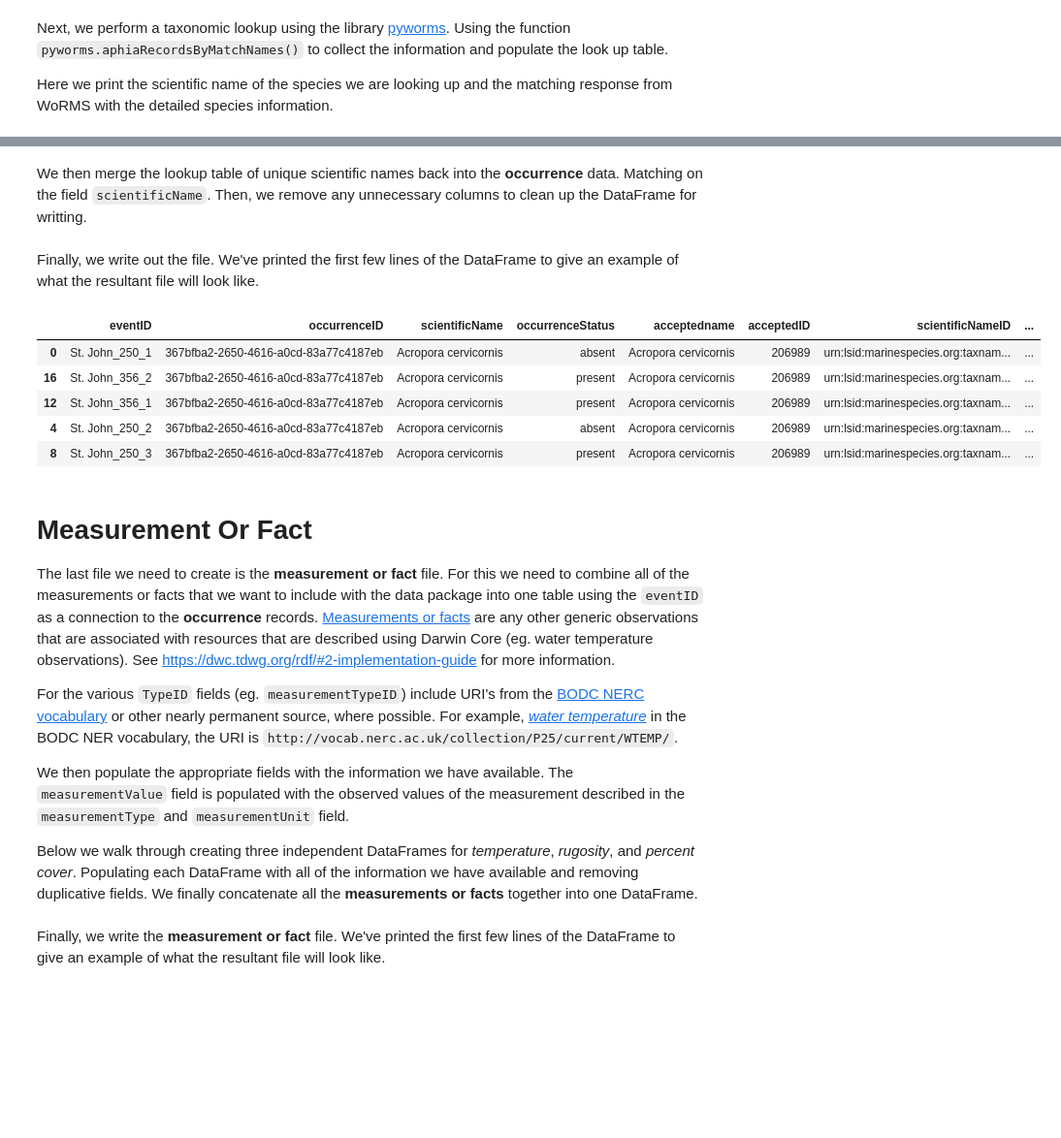
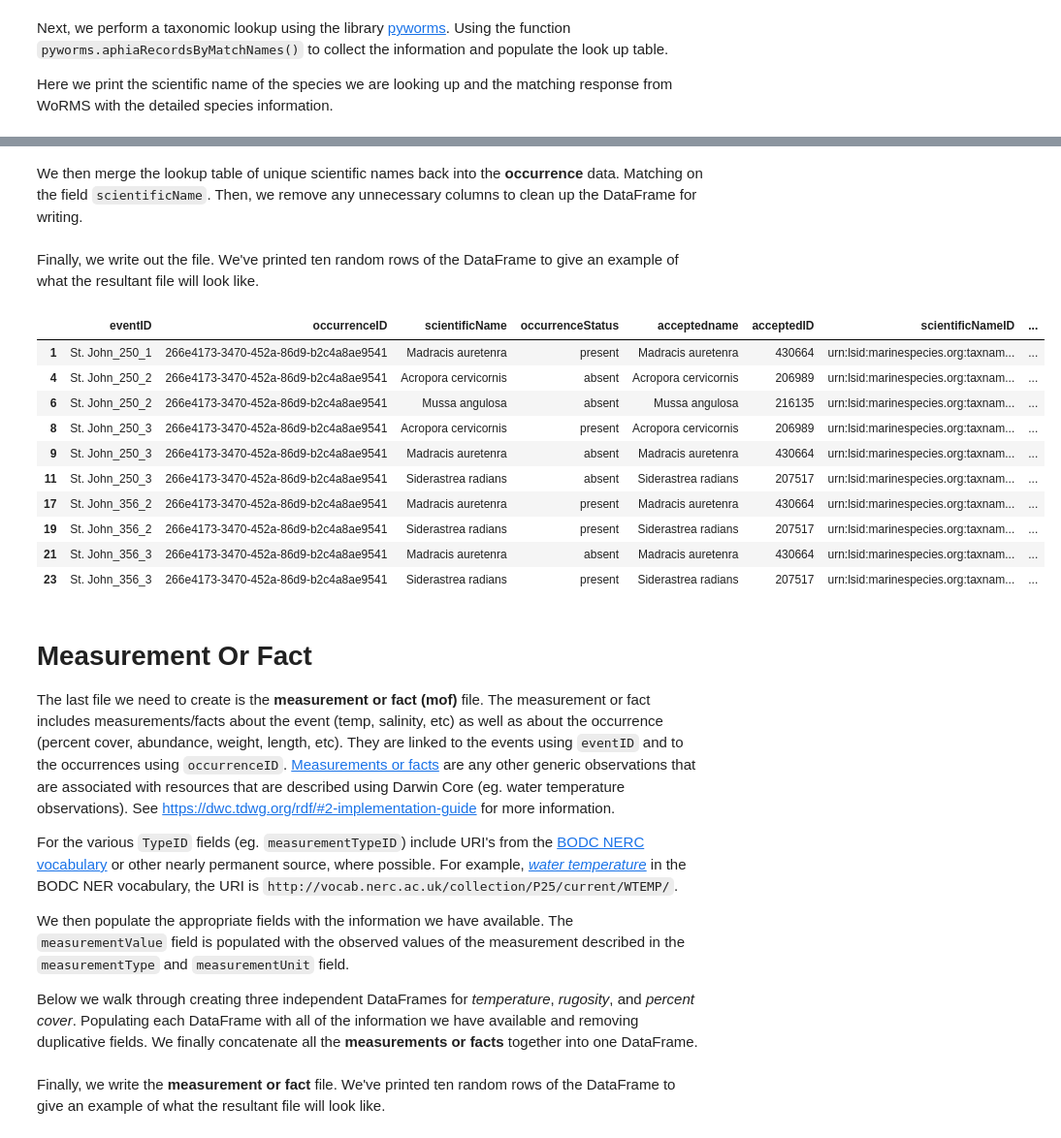
Before and after one commit to ioos/notebooks_demos, a Jupyter notebook: notebooks/2020-12-08-DataToDwC.ipynb, the cells around one changed output, grey strips where cells are left out. Shown at 97% size. Drawn from its saved outputs; the diff is of its cells as text; code cells hidden in the pictures; blank space fills up the shorter version.

Commit message:
Addressing utc/time, spelling, describing eventID and occurrenceID.

```diff
--- a/notebooks/2020-12-08-DataToDwC.ipynb
+++ b/notebooks/2020-12-08-DataToDwC.ipynb
@@ -167,7 +173,7 @@ for index, row in lut_worms.iterrows():
  'valid_authority': '(Pallas, 1766)',
  'valid_name': 'Siderastrea radians'}
 # %% [markdown]
-We then merge the lookup table of unique scientific names back into the **occurrence** data. Matching on the field `scientificName`. Then, we remove any unnecessary columns to clean up the DataFrame for writting.
+We then merge the lookup table of unique scientific names back into the **occurrence** data. Matching on the field `scientificName`. Then, we remove any unnecessary columns to clean up the DataFrame for writing.
 # %%
 occurrence = pd.merge(occurrence, lut_worms, how='left', on='scientificName')
 
@@ -175,34 +181,38 @@ occurrence.drop(
     columns=['scientific name', 'percent cover'],
     inplace=True)
 # %% [markdown]
-Finally, we write out the file. We've printed the first few lines of the DataFrame to give an example of what the resultant file will look like.
+Finally, we write out the file. We've printed ten random rows of the DataFrame to give an example of what the resultant file will look like.
 # %%
 # sort the columns on scientificName
 occurrence.sort_values('scientificName', inplace=True)
 
 # reorganize column order to be consistent with R example:
 columns = ["scientificName","eventID","occurrenceID","occurrenceStatus","acceptedname","acceptedID",
            "scientificNameID","kingdom","phylum","class","order","family","genus","scientificNameAuthorship",
            "taxonRank"]
 
-occurrence.head()
+occurrence.sample(n=10).sort_index()
 #occurrence.to_csv(
 #    "MadeUpData_Occurrence.csv",
 #    header=True,
 #    index=False,
 #    quoting=csv.QUOTE_ALL,
 #    columns=columns)
 # %% [output]
 |  | eventID | occurrenceID | scientificName | occurrenceStatus | acceptedname | acceptedID | scientificNameID | ... |
-| 0 | St. John_250_1 | 367bfba2-2650-4616-a0cd-83a77c4187eb | Acropora cervicornis | absent | Acropora cervicornis | 206989 | urn:lsid:marinespecies.org:taxnam... | ... |
-| 16 | St. John_356_2 | 367bfba2-2650-4616-a0cd-83a77c4187eb | Acropora cervicornis | present | Acropora cervicornis | 206989 | urn:lsid:marinespecies.org:taxnam... | ... |
-| 12 | St. John_356_1 | 367bfba2-2650-4616-a0cd-83a77c4187eb | Acropora cervicornis | present | Acropora cervicornis | 206989 | urn:lsid:marinespecies.org:taxnam... | ... |
-| 4 | St. John_250_2 | 367bfba2-2650-4616-a0cd-83a77c4187eb | Acropora cervicornis | absent | Acropora cervicornis | 206989 | urn:lsid:marinespecies.org:taxnam... | ... |
-| 8 | St. John_250_3 | 367bfba2-2650-4616-a0cd-83a77c4187eb | Acropora cervicornis | present | Acropora cervicornis | 206989 | urn:lsid:marinespecies.org:taxnam... | ... |
+| 1 | St. John_250_1 | 266e4173-3470-452a-86d9-b2c4a8ae9541 | Madracis auretenra | present | Madracis auretenra | 430664 | urn:lsid:marinespecies.org:taxnam... | ... |
+| 4 | St. John_250_2 | 266e4173-3470-452a-86d9-b2c4a8ae9541 | Acropora cervicornis | absent | Acropora cervicornis | 206989 | urn:lsid:marinespecies.org:taxnam... | ... |
+| 6 | St. John_250_2 | 266e4173-3470-452a-86d9-b2c4a8ae9541 | Mussa angulosa | absent | Mussa angulosa | 216135 | urn:lsid:marinespecies.org:taxnam... | ... |
+| 8 | St. John_250_3 | 266e4173-3470-452a-86d9-b2c4a8ae9541 | Acropora cervicornis | present | Acropora cervicornis | 206989 | urn:lsid:marinespecies.org:taxnam... | ... |
+| 9 | St. John_250_3 | 266e4173-3470-452a-86d9-b2c4a8ae9541 | Madracis auretenra | absent | Madracis auretenra | 430664 | urn:lsid:marinespecies.org:taxnam... | ... |
+| 11 | St. John_250_3 | 266e4173-3470-452a-86d9-b2c4a8ae9541 | Siderastrea radians | absent | Siderastrea radians | 207517 | urn:lsid:marinespecies.org:taxnam... | ... |
+| 17 | St. John_356_2 | 266e4173-3470-452a-86d9-b2c4a8ae9541 | Madracis auretenra | present | Madracis auretenra | 430664 | urn:lsid:marinespecies.org:taxnam... | ... |
+| 19 | St. John_356_2 | 266e4173-3470-452a-86d9-b2c4a8ae9541 | Siderastrea radians | present | Siderastrea radians | 207517 | urn:lsid:marinespecies.org:taxnam... | ... |
+| 21 | St. John_356_3 | 266e4173-3470-452a-86d9-b2c4a8ae9541 | Madracis auretenra | absent | Madracis auretenra | 430664 | urn:lsid:marinespecies.org:taxnam... | ... |
+| 23 | St. John_356_3 | 266e4173-3470-452a-86d9-b2c4a8ae9541 | Siderastrea radians | present | Siderastrea radians | 207517 | urn:lsid:marinespecies.org:taxnam... | ... |
 # %% [markdown]
 # Measurement Or Fact
-The last file we need to create is the **measurement or fact** file. For this we need to
-combine all of the measurements or facts that we want to include with the data package into one table using the `eventID` as a connection to the **occurrence** records. [Measurements or facts](http://rs.gbif.org/extension/dwc/measurements_or_facts.xml) are any other generic observations that are associated with resources that are described using Darwin Core (eg. water temperature observations). See https://dwc.tdwg.org/rdf/#2-implementation-guide for more information.
+The last file we need to create is the **measurement or fact (mof)** file. The measurement or fact includes measurements/facts about the event (temp, salinity, etc) as well as about the occurrence (percent cover, abundance, weight, length, etc). They are linked to the events using `eventID` and to the occurrences using `occurrenceID`. [Measurements or facts](http://rs.gbif.org/extension/dwc/measurements_or_facts.xml) are any other generic observations that are associated with resources that are described using Darwin Core (eg. water temperature observations). See https://dwc.tdwg.org/rdf/#2-implementation-guide for more information.
 
 For the various `TypeID` fields (eg. `measurementTypeID`) include URI's from the [BODC NERC vocabulary](https://www.bodc.ac.uk/resources/vocabularies/vocabulary_search/) or other nearly permanent source, where possible. For example, [*water temperature*](http://vocab.nerc.ac.uk/collection/P25/current/WTEMP/) in the BODC NER vocabulary, the URI is `http://vocab.nerc.ac.uk/collection/P25/current/WTEMP/`.
 
@@ -247,5 +257,5 @@ percent_cover.drop(columns=['percent cover', 'date'],inplace=True)
 
 measurementorfact = pd.concat([temperature, rugosity, percent_cover])
 # %% [markdown]
-Finally, we write the **measurement or fact** file. We've printed the first few lines of the DataFrame to give an example of what the resultant file will look like.
+Finally, we write the **measurement or fact** file. We've printed ten random rows of the DataFrame to give an example of what the resultant file will look like.
 # %%
```
Also changed, not shown: parts of 7 cells of this notebook.
